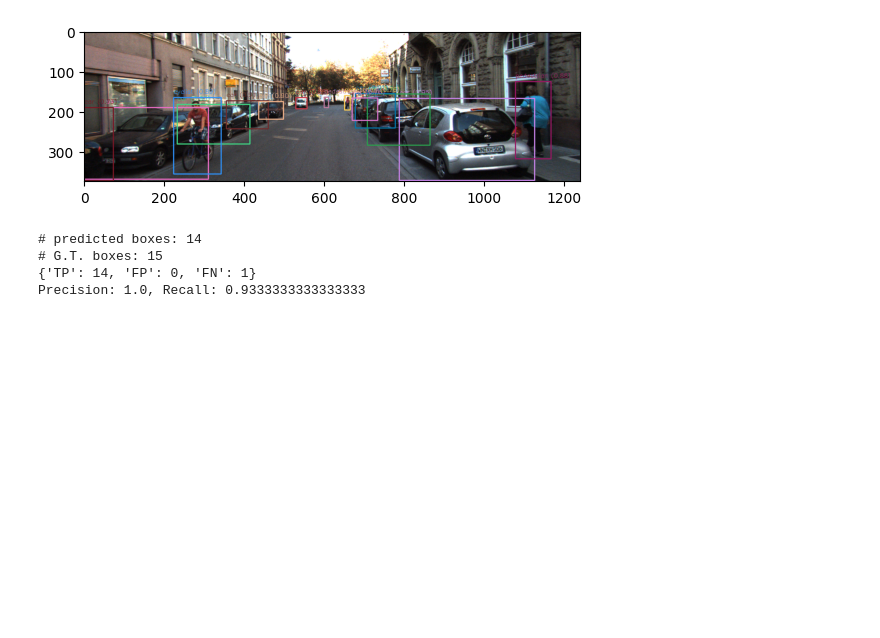
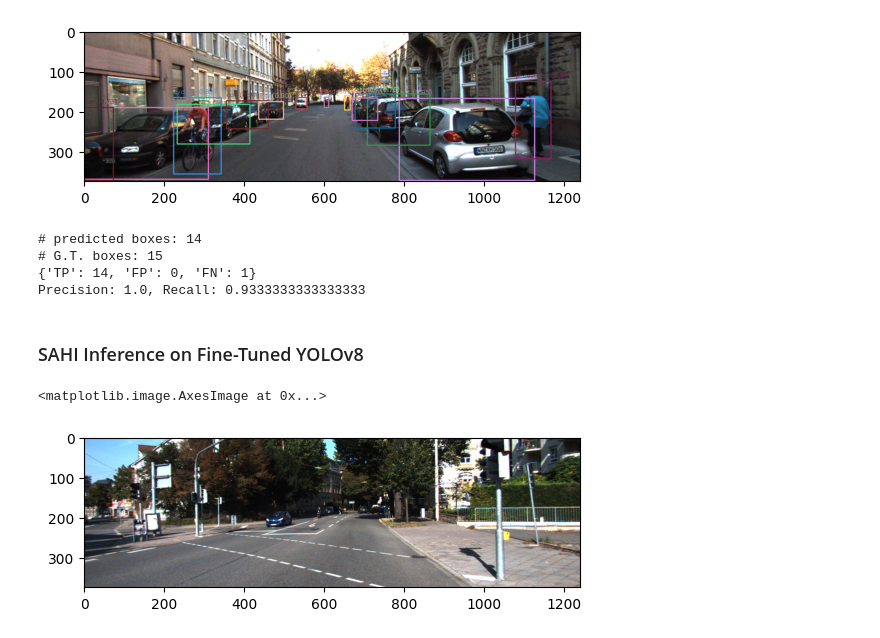
Before and after one commit to tjtrebat/kitti-experiments, a Jupyter notebook: rgb/yolo.ipynb, the cells around one changed output. Drawn from its saved outputs; the diff is of its cells as text; code cells hidden in the pictures; blank space fills up the shorter version.

```diff
--- a/rgb/yolo.ipynb
+++ b/rgb/yolo.ipynb
@@ -165,3 +168,14 @@ print(f"Precision: {precision}, Recall: {recall}")
 # G.T. boxes: 15
 {'TP': 14, 'FP': 0, 'FN': 1}
 Precision: 1.0, Recall: 0.9333333333333333
+# %% [markdown]
+### SAHI Inference on Fine-Tuned YOLOv8
+# %%
+sahi_sample_image_path = r'/home/tom/datasets/kitti/images/train/006946.png'
+sahi_sample_image = cv2.imread(sahi_sample_image_path)
+sahi_sample_image_rgb = cv2.cvtColor(sahi_sample_image, cv2.COLOR_BGR2RGB)
+
+plt.imshow(sahi_sample_image_rgb)
+# %% [output]
+<matplotlib.image.AxesImage at 0x...>
+[figure, added]
```
Also changed, not shown: parts of 5 cells of this notebook, 3 other files.
